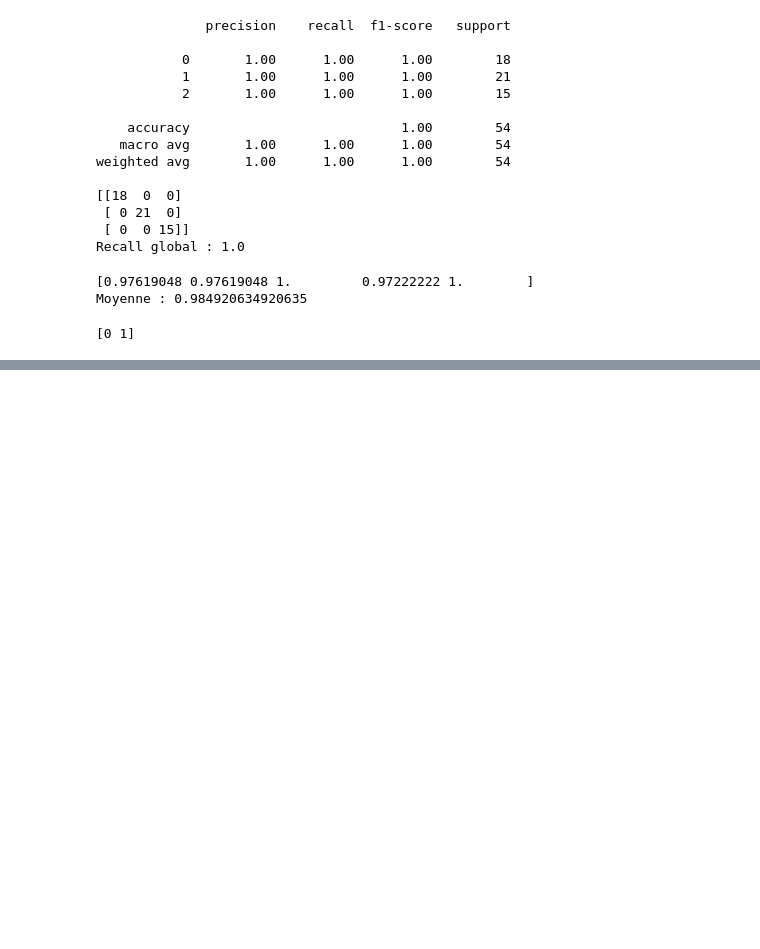
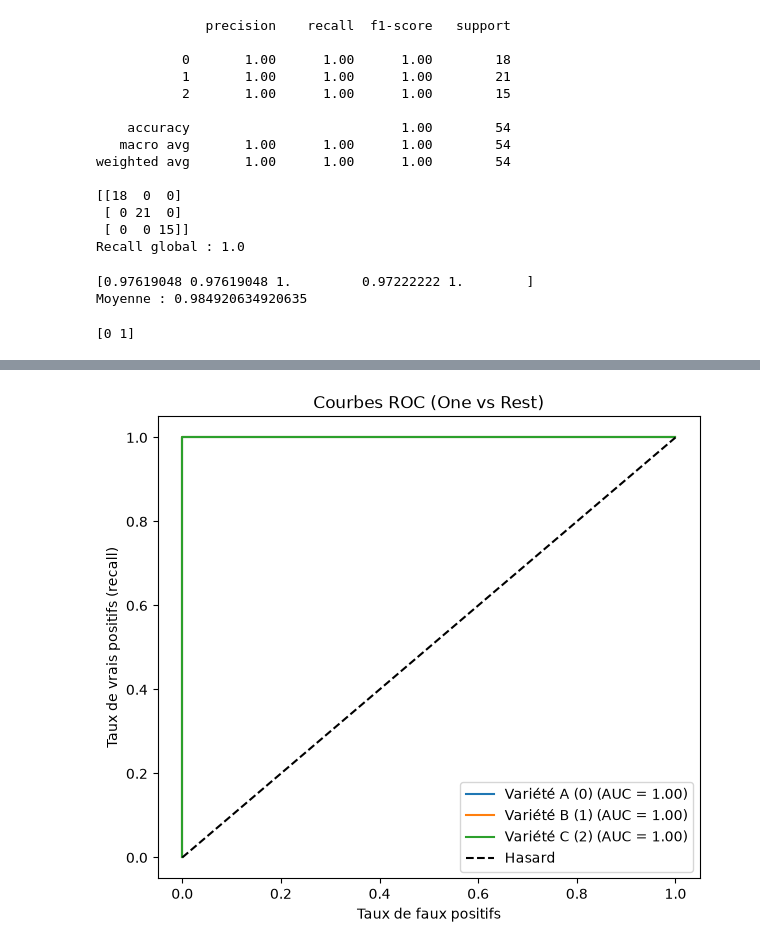
Before and after one commit to roudeina17/wine-classification, a Jupyter notebook: Wine Classification Challenge.ipynb, the cells around one changed output, grey strips where cells are left out. Drawn from its saved outputs; the diff is of its cells as text; code cells hidden in the pictures; blank space fills up the shorter version.

Commit message:
Courbes ROC par classe

```diff
--- a/Wine Classification Challenge.ipynb
+++ b/Wine Classification Challenge.ipynb
@@ -86 +85,20 @@ Matplotlib is building the font cache; this may take a moment.
 [figure]
+# %%
+from sklearn.preprocessing import label_binarize
+from sklearn.metrics import roc_curve, auc
+
+y_test_bin = label_binarize(y_test, classes=[0, 1, 2])
+proba = model.predict_proba(X_test)
+
+plt.figure(figsize=(7, 6))
+for i, nom in enumerate(['Variété A (0)', 'Variété B (1)', 'Variété C (2)']):
+    fpr, tpr, _ = roc_curve(y_test_bin[:, i], proba[:, i])
+    plt.plot(fpr, tpr, label=f"{nom} (AUC = {auc(fpr, tpr):.2f})")
+plt.plot([0, 1], [0, 1], 'k--', label="Hasard")
+plt.xlabel("Taux de faux positifs")
+plt.ylabel("Taux de vrais positifs (recall)")
+plt.title("Courbes ROC (One vs Rest)")
+plt.legend()
+plt.show()
+# %% [output]
+[figure, added]
```
Also changed, not shown: parts of 1 cell of this notebook.
